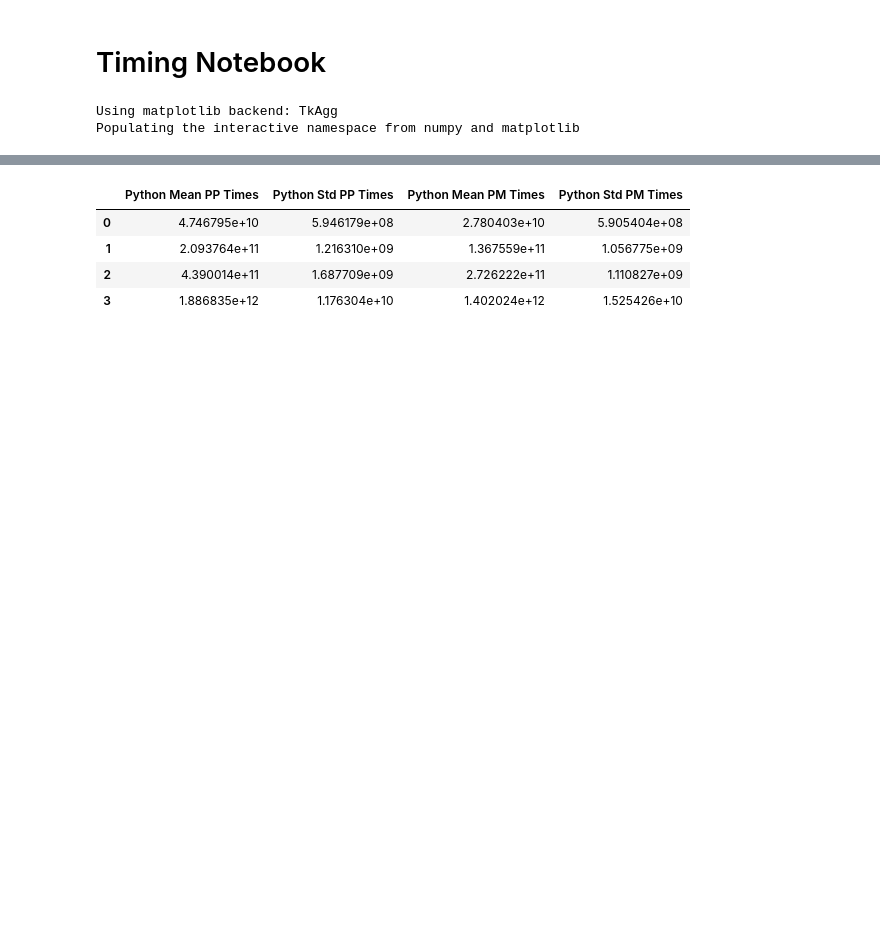
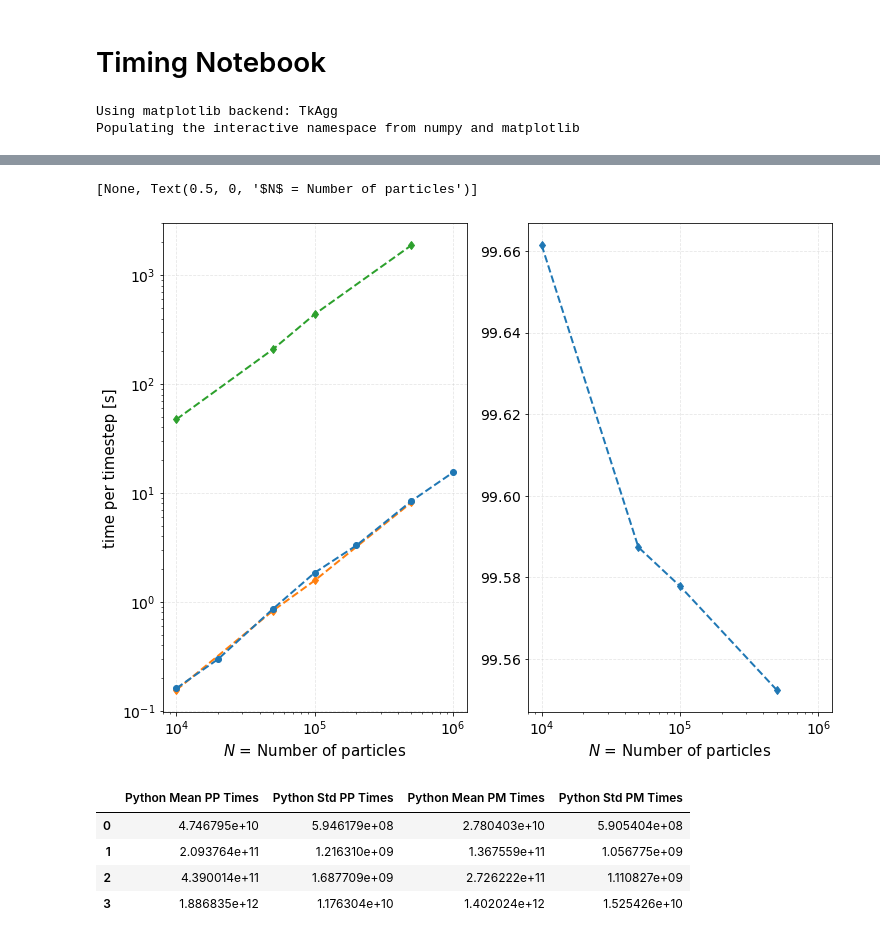
Before and after one commit to murillo-group/sarkas, a Jupyter notebook: notebooks/Timing.ipynb, the cells around one changed output, grey strips where cells are left out. Saved outputs shown, nothing was run; the diff lists cells and outputs as text; code cells hidden in the pictures; blank space fills up the shorter version.

```diff
--- a/notebooks/Timing.ipynb
+++ b/notebooks/Timing.ipynb
@@ -63 +108,16 @@ for i, fname in enumerate(input_file_names):
+# %%
+fig, ax = plt.subplots(1,2, figsize = (12,9), sharex = True)
+ax[0].errorbar(ptcls_num, mean_pp_times*1e-9, yerr = std_pp_times*1e-9, fmt = '--o')
+# ax[1].errorbar(ptcls_num, mean_pm_times*1e-9, yerr = std_pm_times*1e-9, fmt = '--o')
+ax[0].plot(data["Particles"], data["Numba Mean PP Times"]*1e-9, '--d')
+ax[0].plot(data["Particles"], data["Python Mean PP Times"]*1e-9, '--d')
+speeds = abs(np.array([
+    mean_pp_times[0],mean_pp_times[2],mean_pp_times[3],mean_pp_times[5]]) - data["Python Mean PP Times"])*100/data["Python Mean PP Times"]
+ax[1].plot(data["Particles"], speeds, '--d')
+# ax[0].plot(ptcls_num, popt[0]*ptcls_num**popt[1] * 1e-9, label = 'Fit')
+ax[0].set(yscale = 'log', xscale='log', ylabel = r'time per timestep [s]', xlabel = r'$N$ = Number of particles')
+ax[1].set(xscale='log', xlabel = r'$N$ = Number of particles')
+# %% [output]
+[None, Text(0.5, 0, '$N$ = Number of particles')]
+[figure, added]
 # %%
```
Also changed, not shown: parts of 12 cells of this notebook, 16 other files.
